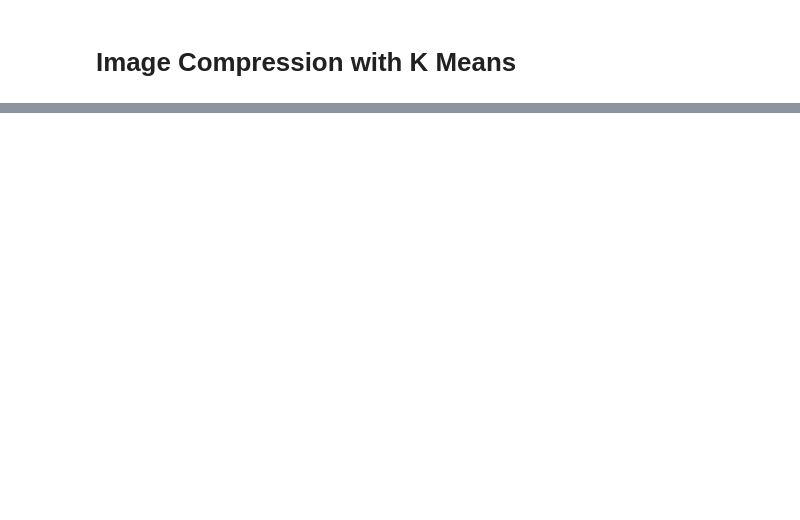
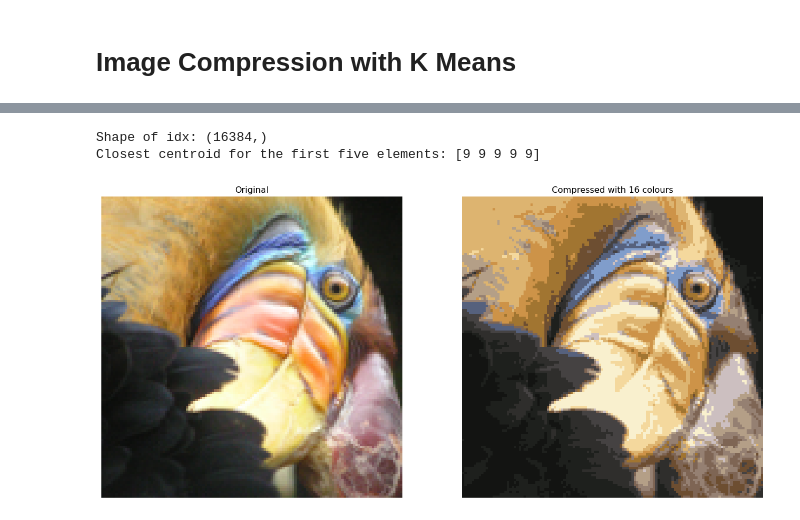
Before and after one commit to notlokii/AndrewNgMLCourse_Self-Coded_Labs, a Jupyter notebook: course3_week1_KMeans.ipynb, the cells around one changed output, grey strips where cells are left out. Saved outputs shown, nothing was run; the diff lists cells and outputs as text; code cells hidden in the pictures; blank space fills up the shorter version.

```diff
--- a/course3_week1_KMeans.ipynb
+++ b/course3_week1_KMeans.ipynb
@@ -143,0 +162,5 @@ K-Means iteration 9/9
+# %%
+K = 16
+max_iters = 10
+initial_centroids = kMeans_init_centroids(X_img, K)
+centroids, idx = run_kMeans(X_img, initial_centroids, max_iters)
@@ -144,3 +179,28 @@ K-Means iteration 9/9
+# %%
+print("Shape of idx:", idx.shape)
+print("Closest centroid for the first five elements:", idx[:5])
+# %% [output]
+Shape of idx: (16384,)
+Closest centroid for the first five elements: [9 9 9 9 9]
+# %%
+idx = find_closest_centroids(X_img, centroids)
+# %%
+X_recovered = centroids[idx, :]
+# %%
+X_recovered = np.reshape(X_recovered, original_img.shape)
+# %%
+fig, ax = plt.subplots(1,2, figsize=(16,16))
+plt.axis('off')
+
+ax[0].imshow(original_img)
+ax[0].set_title('Original')
+ax[0].set_axis_off()
+
+ax[1].imshow(X_recovered)
+ax[1].set_title('Compressed with %d colours'%K)
+ax[1].set_axis_off()
+# %% [output]
+[figure, added]
 # %%
 import os
 import shutil # Added for copying files
```
Also changed, not shown: parts of 8 cells of this notebook.
